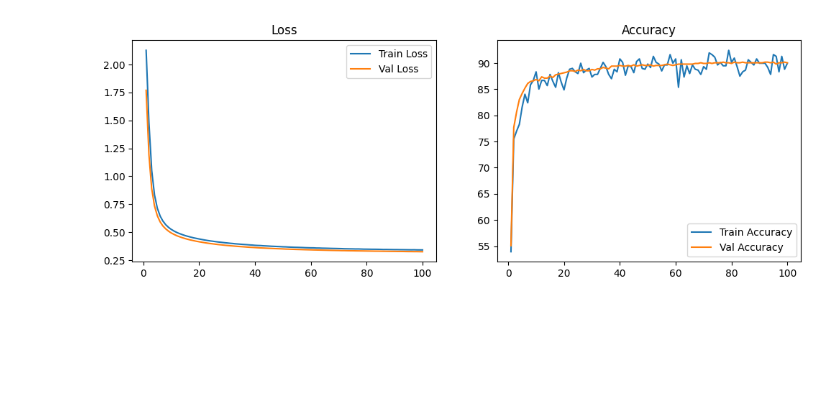
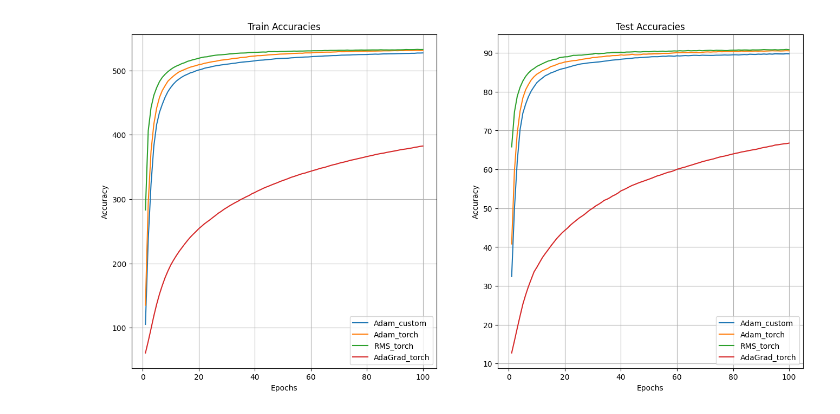
Before and after one commit to Shubh-Goyal-07/DLProject, a Jupyter notebook: experiments/mnist copy.ipynb, the cells around one changed output. Drawn from its saved outputs; the diff is of its cells as text; code cells hidden in the pictures; blank space fills up the shorter version.

```diff
--- a/experiments/mnist copy.ipynb
+++ b/experiments/mnist copy.ipynb
@@ -48,6 +56,38 @@ class Net(nn.Module):
         # x = F.relu(self.fc3(x))
         # x = self.fc4(x)
         return F.log_softmax(x, dim=1)
+# %%
+class CNN(nn.Module):
+    def __init__(self):
+        super(CNN, self).__init__()
+        self.conv1 = nn.Conv2d(3, 64, kernel_size=5, padding=2)  # 3 input channels, 64 output channels, 5x5 kernel
+        self.conv2 = nn.Conv2d(64, 64, kernel_size=5, padding=2) # 64 input channels, 64 output channels, 5x5 kernel
+        self.conv3 = nn.Conv2d(64, 128, kernel_size=5, padding=2) # 64 input channels, 128 output channels, 5x5 kernel
+
+        self.fc1 = nn.Linear(128 * 3 * 3, 1000)  # 128 * 4 * 4 input features, 1000 output features
+        self.fc2 = nn.Linear(1000, 10)  # 1000 input features, 10 output classes
+
+    def forward(self, x):
+        # Convolutional layers with ReLU activation
+        x = F.relu(self.conv1(x))
+        x = F.max_pool2d(x, kernel_size=3, stride=2)
+        x = F.relu(self.conv2(x))
+        x = F.max_pool2d(x, kernel_size=3, stride=2)
+        x = F.relu(self.conv3(x))
+        # x = F.max_pool2d(x, kernel_size=3, stride=2)
+
+        # Flatten the feature maps
+        x = x.view(-1, 128 * 3 * 3)
+
+        # Fully connected layers with ReLU activation
+        x = F.relu(self.fc1(x))
+
+
+        # Output layer with softmax activation
+        x = self.fc2(x)
+        # x = F.log_softmax(x, dim=1)
+
+        return x
 # %%
 # training the model
 criterion = nn.CrossEntropyLoss()
@@ -188,5 +228,7 @@ class customAdam(torch.optim.Optimizer):
 
         return loss
 # %%
-model = Net().to(device)
-trainer = Trainer(model, customAdam, epochs=epochs)
+model = CNN().to(device)
+trainer = TrainerAll(train_loader, test_loader, criterion, epochs=epochs)
+# %%
+trainer.train_all_optim(model)
@@ -193,3 +238,3 @@ trainer = Trainer(model, customAdam, epochs=epochs)
 # %%
-trainer.train()
+trainer.plot_loss_graphs()
 # %% [output]
@@ -199,4 +242,4 @@ Consider using one of the following signatures instead:
 # %%
-trainer.plot_graph()
+trainer.plot_acc_graphs()
 # %% [output]
-[figure, old version]
+[figure, new version]
```
Also changed, not shown: parts of 4 cells of this notebook, 30 other files.
